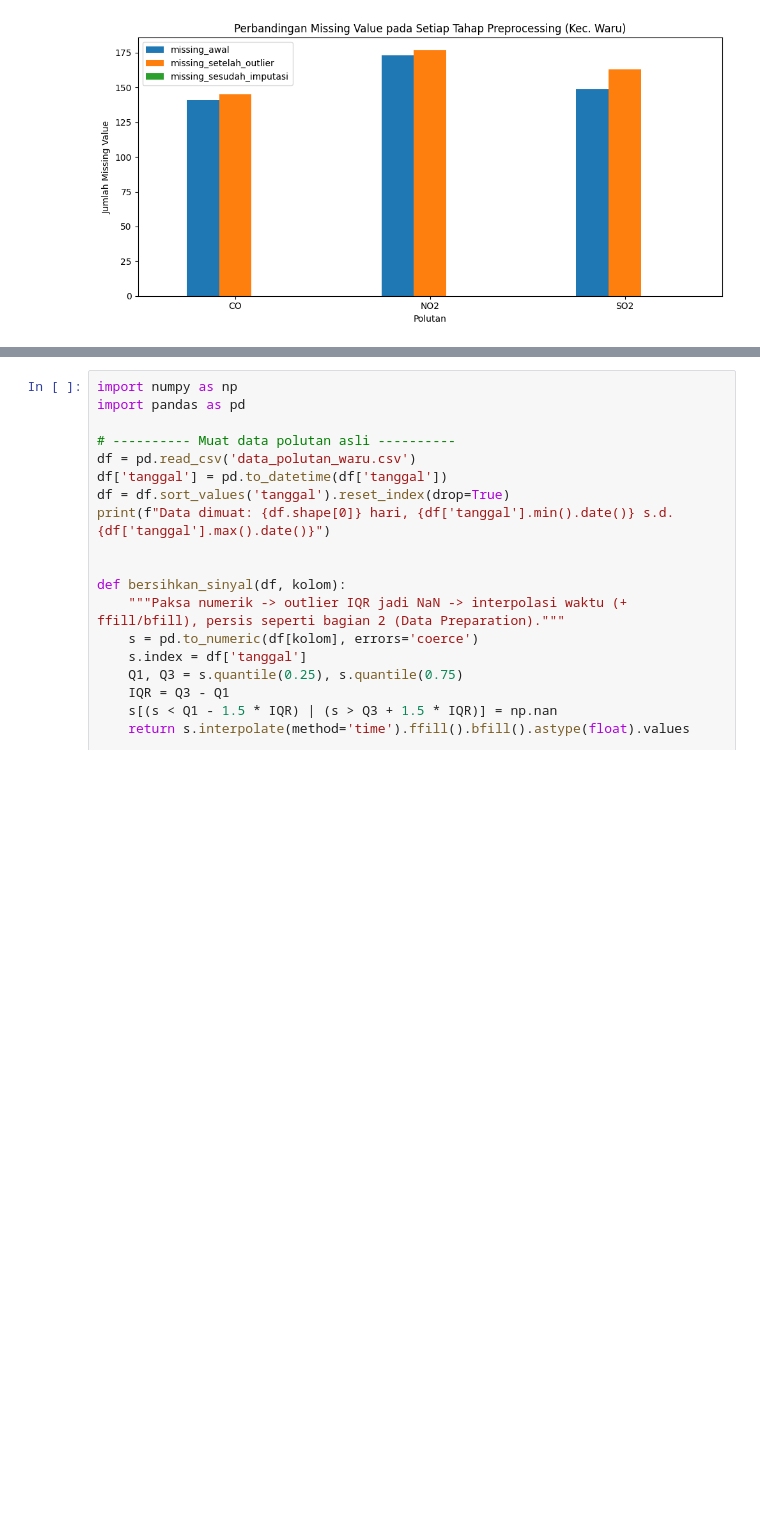
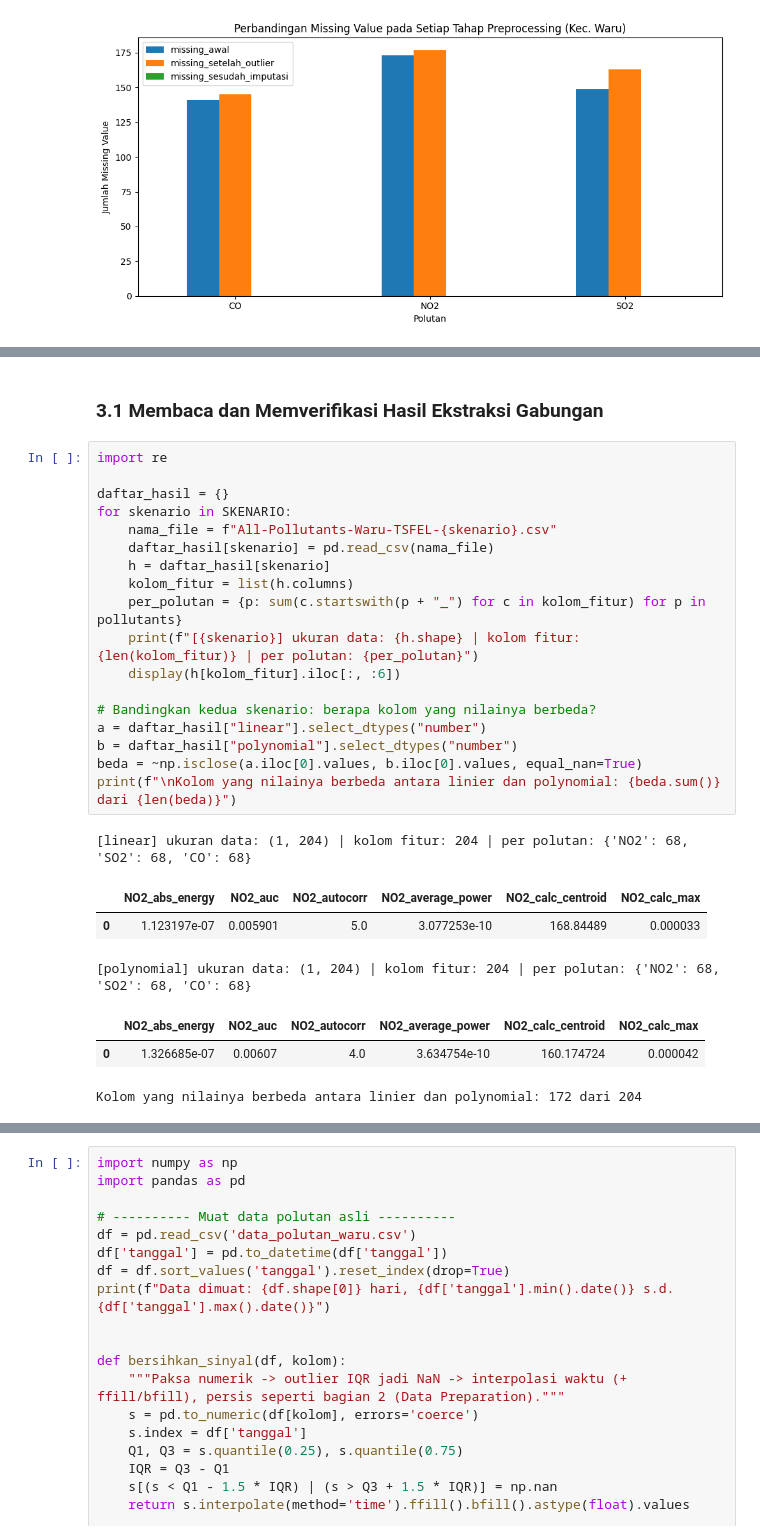
Before and after one commit to al-renaldy073/PSD, a Jupyter notebook: _sources/Ekstraksi Fitur TSFEL dan Perhitungan Manual pada Data Polutan Udara.ipynb, the cells around one changed output, grey strips where cells are left out. Saved outputs shown, nothing was run; the diff lists cells and outputs as text; blank space fills up the shorter version.

```diff
--- a/_sources/Ekstraksi Fitur TSFEL dan Perhitungan Manual pada Data Polutan Udara.ipynb
+++ b/_sources/Ekstraksi Fitur TSFEL dan Perhitungan Manual pada Data Polutan Udara.ipynb
@@ -636,0 +500,28 @@ Penjelasan kode di atas adalah sebagai berikut.
+# %% [markdown]
+### 3.1 Membaca dan Memverifikasi Hasil Ekstraksi Gabungan
+# %%
+import re
+
+daftar_hasil = {}
+for skenario in SKENARIO:
+    nama_file = f"All-Pollutants-Waru-TSFEL-{skenario}.csv"
+    daftar_hasil[skenario] = pd.read_csv(nama_file)
+    h = daftar_hasil[skenario]
+    kolom_fitur = list(h.columns)
+    per_polutan = {p: sum(c.startswith(p + "_") for c in kolom_fitur) for p in pollutants}
+    print(f"[{skenario}] ukuran data: {h.shape} | kolom fitur: {len(kolom_fitur)} | per polutan: {per_polutan}")
+    display(h[kolom_fitur].iloc[:, :6])
+
+# Bandingkan kedua skenario: berapa kolom yang nilainya berbeda?
+a = daftar_hasil["linear"].select_dtypes("number")
+b = daftar_hasil["polynomial"].select_dtypes("number")
+beda = ~np.isclose(a.iloc[0].values, b.iloc[0].values, equal_nan=True)
+print(f"\nKolom yang nilainya berbeda antara linier dan polynomial: {beda.sum()} dari {len(beda)}")
+# %% [output]
+[linear] ukuran data: (1, 204) | kolom fitur: 204 | per polutan: {'NO2': 68, 'SO2': 68, 'CO': 68}
+|  | NO2_abs_energy | NO2_auc | NO2_autocorr | NO2_average_power | NO2_calc_centroid | NO2_calc_max |
+| 0 | 1.123197e-07 | 0.005901 | 5.0 | 3.077253e-10 | 168.84489 | 0.000033 |
+[polynomial] ukuran data: (1, 204) | kolom fitur: 204 | per polutan: {'NO2': 68, 'SO2': 68, 'CO': 68}
+|  | NO2_abs_energy | NO2_auc | NO2_autocorr | NO2_average_power | NO2_calc_centroid | NO2_calc_max |
+| 0 | 1.326685e-07 | 0.00607 | 4.0 | 3.634754e-10 | 160.174724 | 0.000042 |
+Kolom yang nilainya berbeda antara linier dan polynomial: 172 dari 204
```
Also changed, not shown: parts of 55 cells of this notebook, 26 other files.
